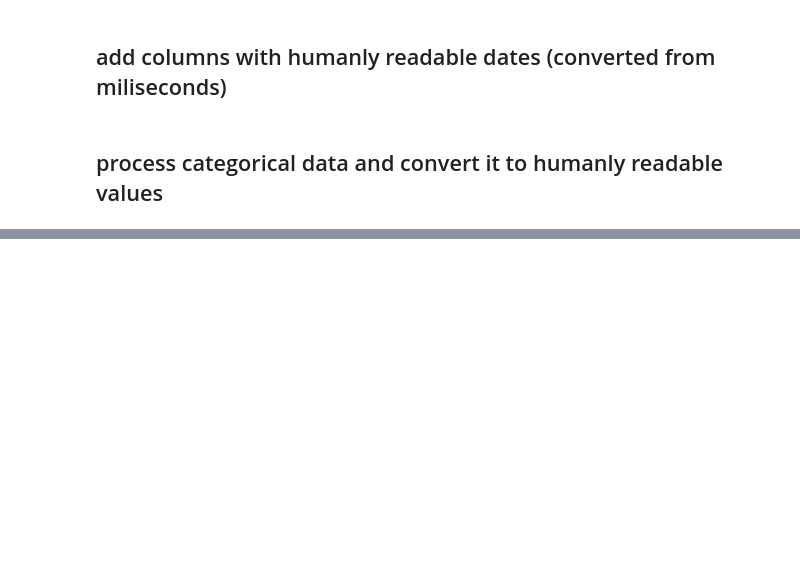
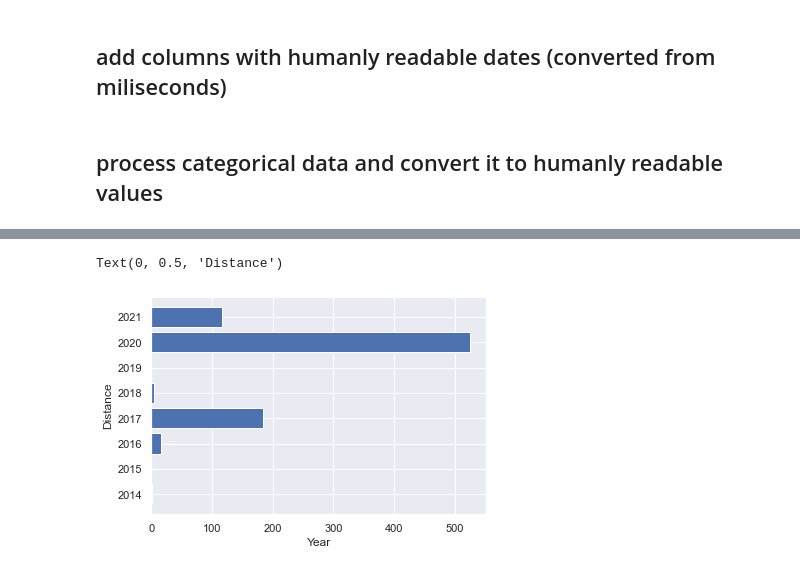
Before and after one commit to mweil372/jupyter-notebooks, a Jupyter notebook: runtastic.ipynb, the cells around one changed output, grey strips where cells are left out. Drawn from its saved outputs; the diff is of its cells as text; code cells hidden in the pictures; blank space fills up the shorter version.

Commit message:
stack bar for yearly distances - iteration 0

```diff
--- a/runtastic.ipynb
+++ b/runtastic.ipynb
@@ -124,10 +179,13 @@ plt.show()
 # %%
 # use pandas Grouper to group data on a yearly base and sum distance up per year
-df_dist_per_year = df.groupby(['year'])[['distance']].sum()
+df_dist_per_year = df_copy.groupby(['year'])[['distance']].sum()
 df_dist_per_year['distance_km'] = df_dist_per_year/1000
 df_dist_per_year
 y_values = df_dist_per_year['distance_km']
 x_values = df_dist_per_year.index
 plt.barh(x_values, y_values)
 plt.xlabel('Year')
 plt.ylabel('Distance')
+# %% [output]
+Text(0, 0.5, 'Distance')
+[figure, added]
```
Also changed, not shown: parts of 2 cells of this notebook.
